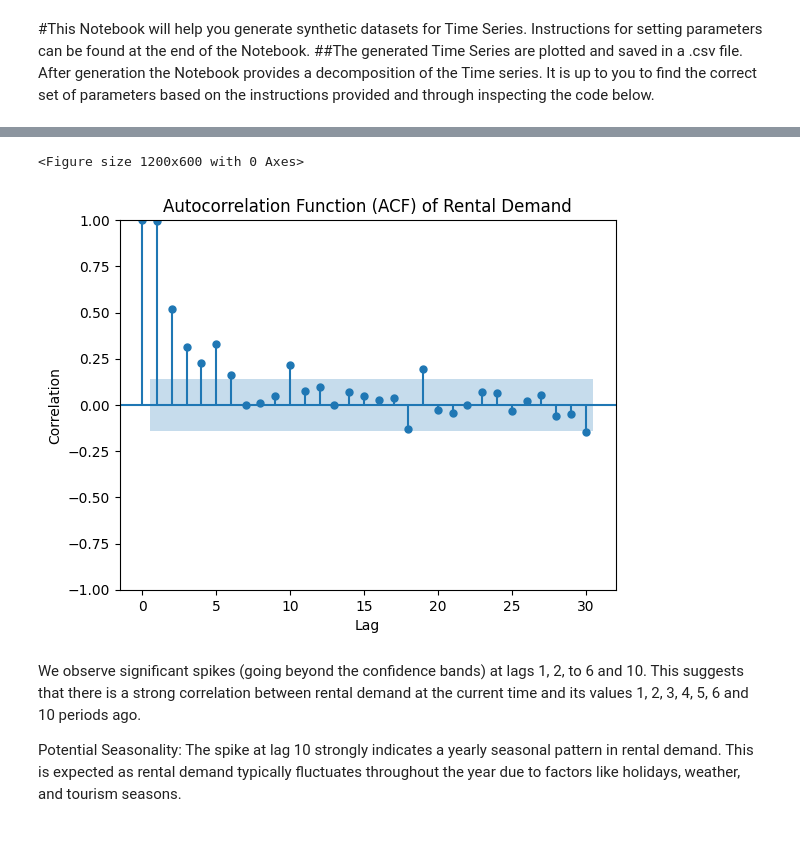
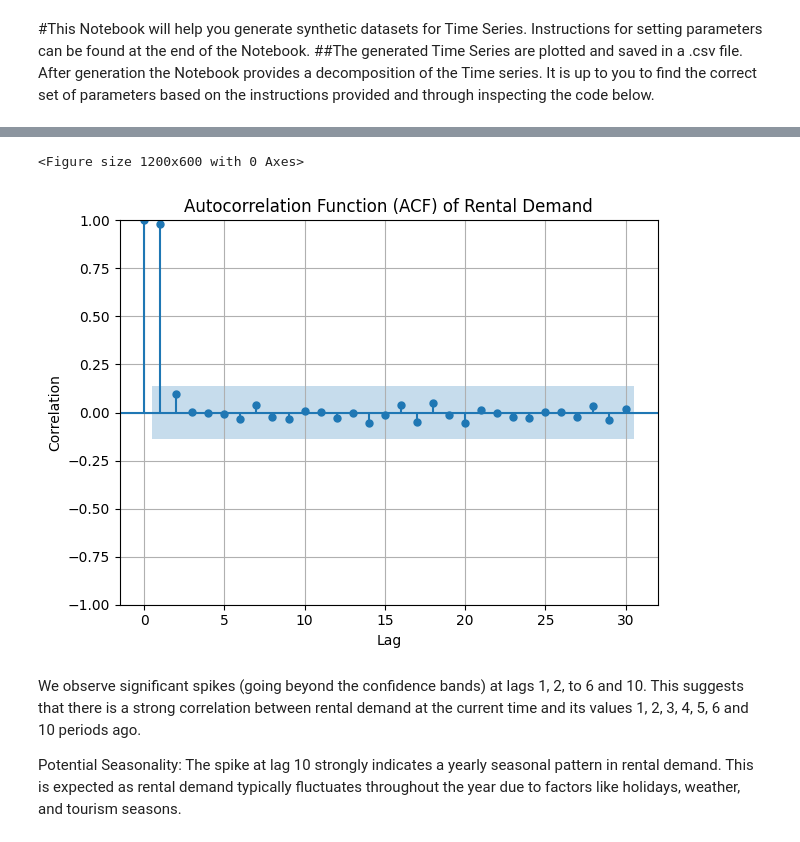
Before and after one commit to ovieimara/ITNPBD4, a Jupyter notebook: TS_generation.ipynb, the cells around one changed output, grey strips where cells are left out. Saved outputs shown, nothing was run; the diff lists cells and outputs as text; code cells hidden in the pictures.

```diff
--- a/TS_generation.ipynb
+++ b/TS_generation.ipynb
@@ -343,12 +338,16 @@ plt.show()
 # %%
 #plot pacf and acf to determine potential order of p
 
-plt.figure(figsize=(12, 6))
-plot_pacf(df[y_col], lags=30, method="ols")
-plt.title("Autocorrelation Function (ACF) of Rental Demand")
-plt.xlabel("Lag")
-plt.ylabel("Correlation")
-plt.show()
+def plot_fn(df: pd.DataFrame, y_col: str, plot_fn, title: str, x_label: str, y_label: str, lags: int=0):
+  plt.figure(figsize=(12, 6))
+  if lags:
+    plot_fn(df[y_col], lags=lags)
+  else:
+    plot_fn(df[y_col])
+
+  plt.title(title)
+  plt.xlabel(x_label)
+  plt.ylabel(y_label)
+  plt.grid(True)
+  plt.tight_layout()
+  plt.show()
-# %% [output]
-<Figure size 1200x600 with 0 Axes>
-[figure, removed]
@@ -355,3 +365,13 @@ plt.show()
+# %%
+title = "Autocorrelation Function (ACF) of Rental Demand"
+x_label = "Lag"
+y_label = "Correlation"
+
+plot_fn(car_rental_df, y_col, plot_pacf, title, x_label, y_label, lags=30)
+# plot_fn(car_rental_df, y_col, plot_acf, title, x_label, y_label, lags=30)
+# %% [output]
+<Figure size 1200x600 with 0 Axes>
+[figure, added]
 # %% [markdown]
 We observe significant spikes (going beyond the confidence bands) at lags 1, 2, to 6 and 10. This suggests that there is a strong correlation between rental demand at the current time and its values 1, 2, 3, 4, 5, 6 and 10 periods ago.
 
```
Also changed, not shown: parts of 37 cells of this notebook.
